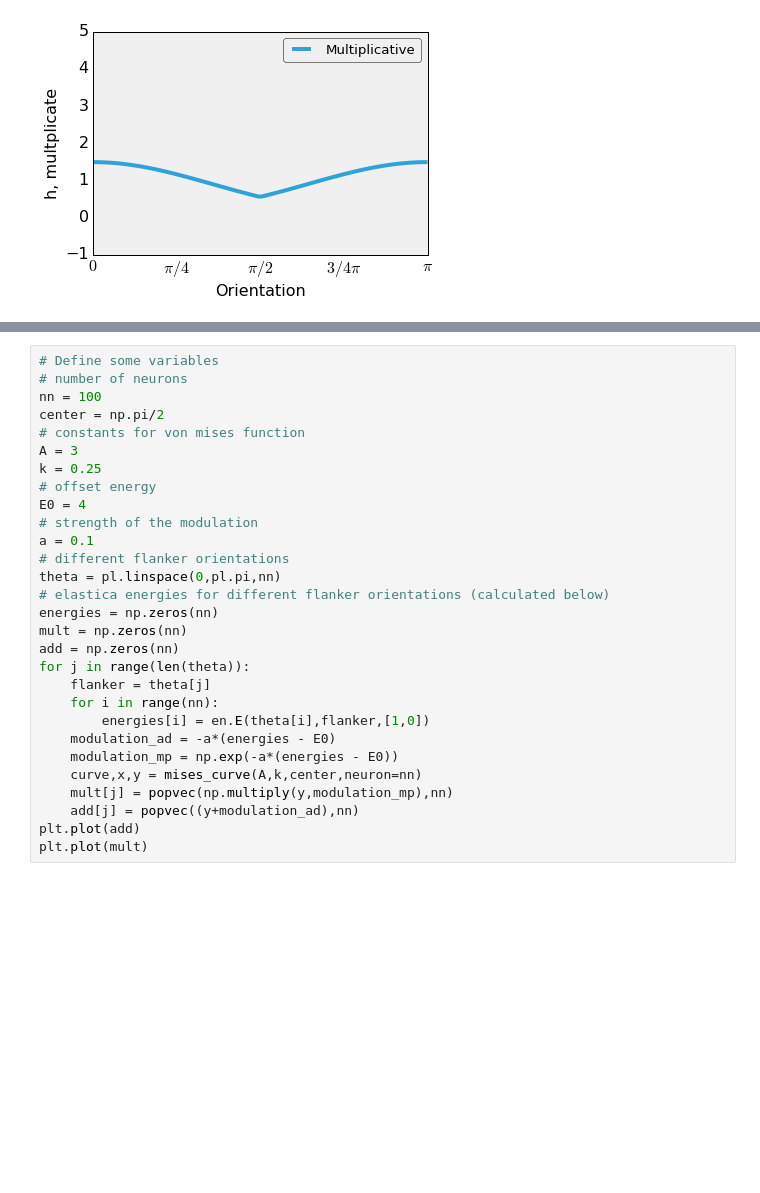
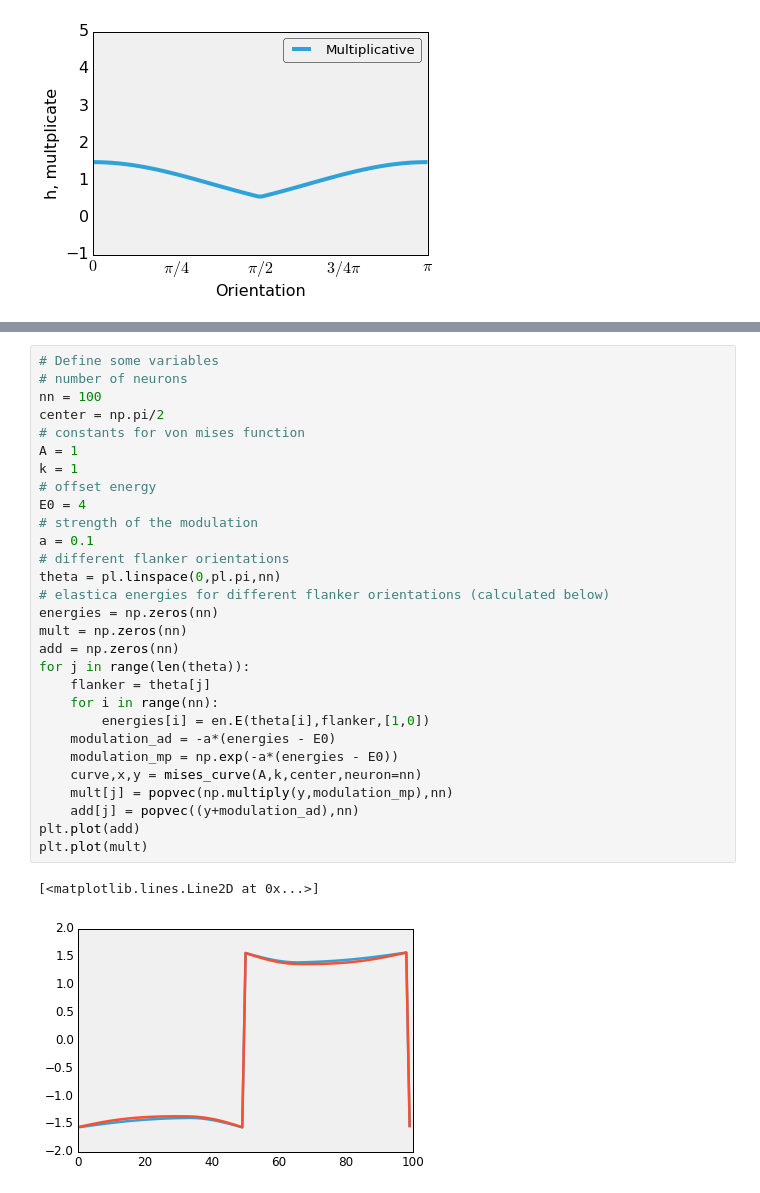
Before and after one commit to masenov/HonoursProject, a Jupyter notebook: Python/Experiments1_fig.2.ipynb, the cells around one changed output, grey strips where cells are left out. Drawn from its saved outputs; the diff is of its cells as text; blank space fills up the shorter version.

```diff
--- a/Python/Experiments1_fig.2.ipynb
+++ b/Python/Experiments1_fig.2.ipynb
@@ -188,29 +189,32 @@ plt.savefig('../Report/Pictures/experiments/exp1_fig2/ADD_vs_MULT.png', dpi=200,
 # %%
 # Define some variables
 # number of neurons
 nn = 100
 center = np.pi/2
 # constants for von mises function
-A = 3
-k = 0.25
+A = 1
+k = 1
 # offset energy
 E0 = 4
 # strength of the modulation
 a = 0.1
 # different flanker orientations
 theta = pl.linspace(0,pl.pi,nn)
 # elastica energies for different flanker orientations (calculated below)
 energies = np.zeros(nn)
 mult = np.zeros(nn)
 add = np.zeros(nn)
 for j in range(len(theta)):
     flanker = theta[j]
     for i in range(nn):
         energies[i] = en.E(theta[i],flanker,[1,0])
     modulation_ad = -a*(energies - E0)
     modulation_mp = np.exp(-a*(energies - E0))
     curve,x,y = mises_curve(A,k,center,neuron=nn)
     mult[j] = popvec(np.multiply(y,modulation_mp),nn)
     add[j] = popvec((y+modulation_ad),nn)
 plt.plot(add)
 plt.plot(mult)
+# %% [output]
+[<matplotlib.lines.Line2D at 0x...>]
+[figure, added]
```
Also changed, not shown: parts of 11 cells of this notebook, 25 other files.
